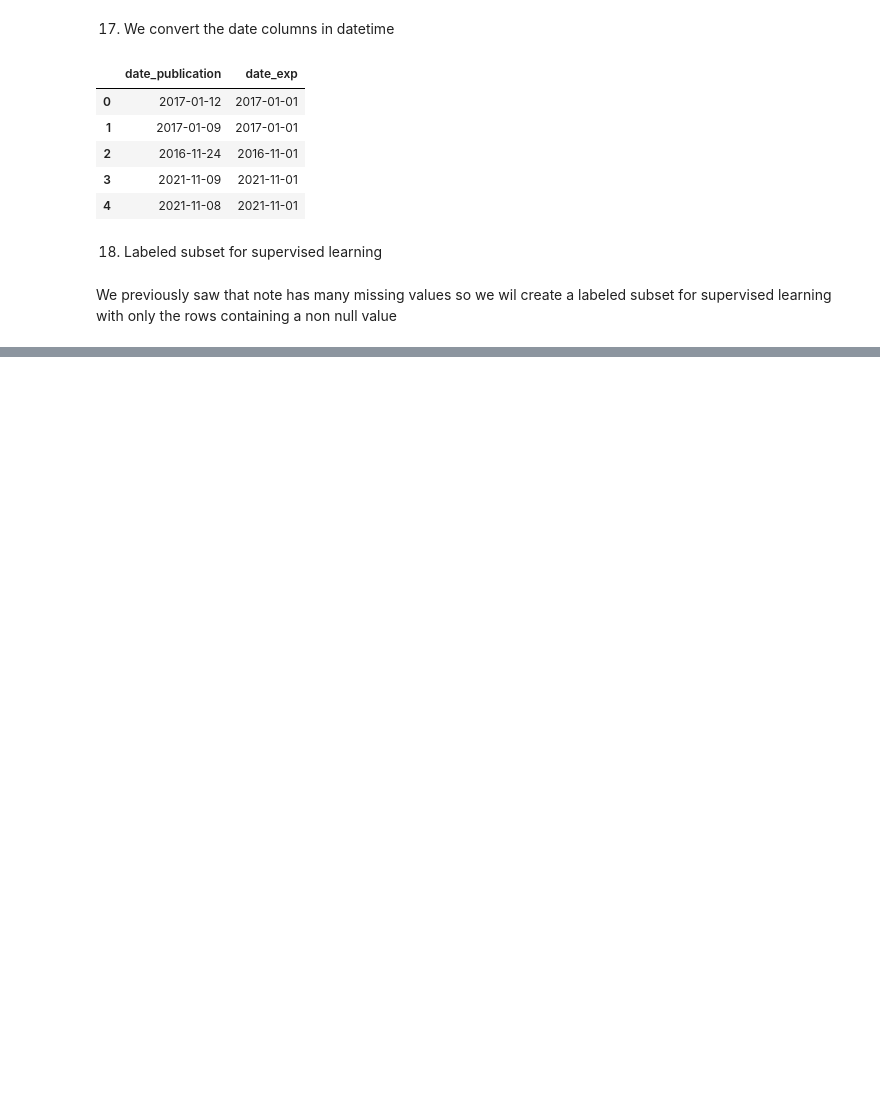
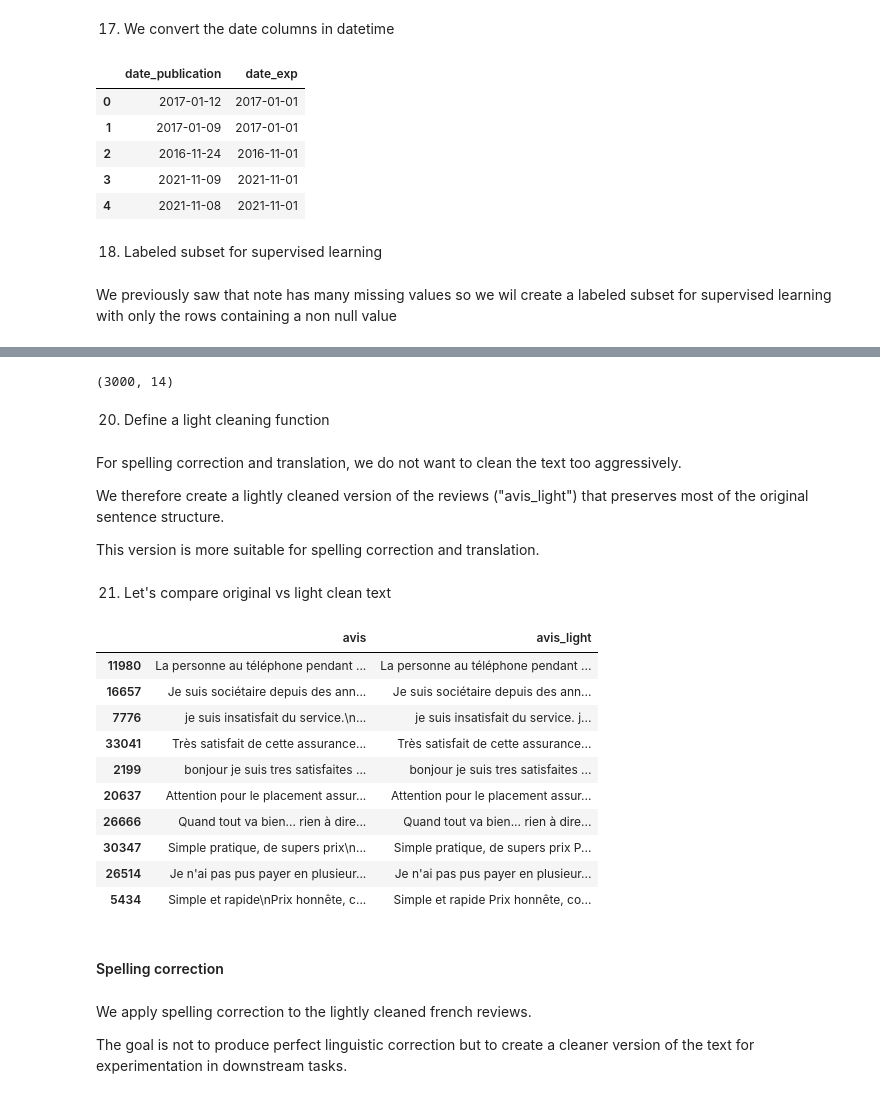
Before and after one commit to KoLiBrie9/nlp_project2, a Jupyter notebook: notebooks/01_data_cleaning.ipynb, the cells around one changed output, grey strips where cells are left out. Drawn from its saved outputs; the diff is of its cells as text; code cells hidden in the pictures; blank space fills up the shorter version.

Commit message:
translation, correction

```diff
--- a/notebooks/01_data_cleaning.ipynb
+++ b/notebooks/01_data_cleaning.ipynb
@@ -253,0 +266,44 @@ Supervised dataset shape: (24104, 11)
+# %%
+df_subset = df_supervised.sample(3000, random_state=42).copy()
+df_subset.shape
+# %% [output]
+(3000, 14)
+# %% [markdown]
+20. Define a light cleaning function
+# %% [markdown]
+For spelling correction and translation, we do not want to clean the text too aggressively.
+
+We therefore create a lightly cleaned version of the reviews ("avis_light") that preserves most of the original sentence structure.
+
+This version is more suitable for spelling correction and translation.
+# %%
+def light_clean(text):
+    #text = str(text).lower() #sometimes the the uppercase can be useful for the model, so we keep it as is(the strat of sentences and the proper nouns)
+    text = re.sub(r"http\S+|www\S+", " ", text)
+    text = re.sub(r"\n|\r|\t", " ", text)
+    text = re.sub(r"\s+", " ", text).strip()
+    return text
+
+df_subset["avis_light"] = df_subset["avis"].apply(light_clean)
+# %% [markdown]
+21. Let's compare original vs light clean text
+# %%
+df_subset[["avis", "avis_light"]].head(10)
+# %% [output]
+|  | avis | avis_light |
+| 11980 | La personne au téléphone pendant ... | La personne au téléphone pendant ... |
+| 16657 | Je suis sociétaire depuis des ann... | Je suis sociétaire depuis des ann... |
+| 7776 | je suis insatisfait du service.\n... | je suis insatisfait du service. j... |
+| 33041 | Très satisfait de cette assurance... | Très satisfait de cette assurance... |
+| 2199 | bonjour je suis tres satisfaites ... | bonjour je suis tres satisfaites ... |
+| 20637 | Attention pour le placement assur... | Attention pour le placement assur... |
+| 26666 | Quand tout va bien... rien à dire... | Quand tout va bien... rien à dire... |
+| 30347 | Simple pratique, de supers prix\n... | Simple pratique, de supers prix P... |
+| 26514 | Je n'ai pas pus payer en plusieur... | Je n'ai pas pus payer en plusieur... |
+| 5434 | Simple et rapide\nPrix honnête, c... | Simple et rapide Prix honnête, co... |
+# %% [markdown]
+#### Spelling correction
+# %% [markdown]
+We apply spelling correction to the lightly cleaned french reviews.
+
+The goal is not to produce perfect linguistic correction but to create a cleaner version of the text for experimentation in downstream tasks.
```
Also changed, not shown: parts of 40 cells of this notebook, 7 other files.
